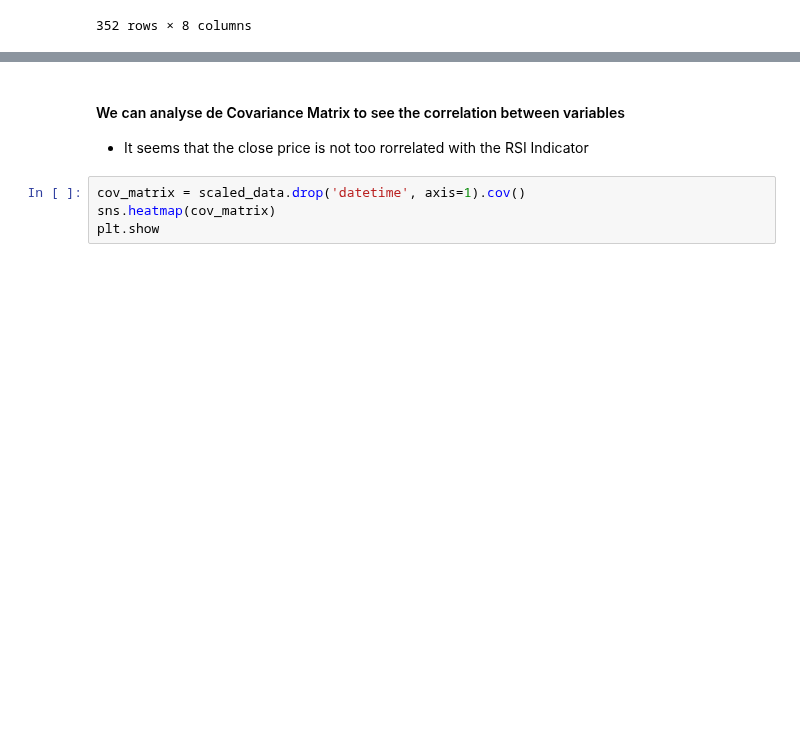
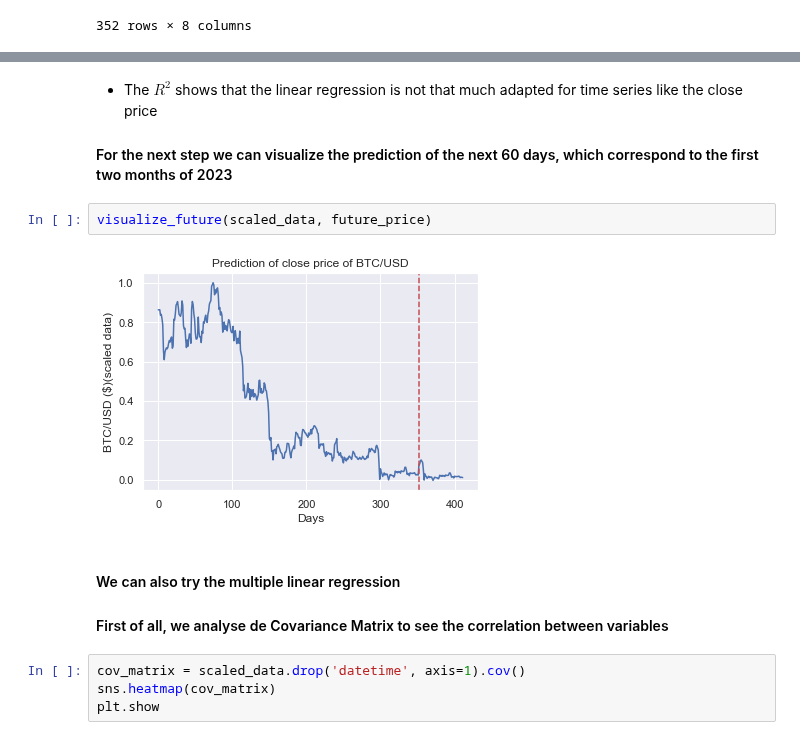
Before and after one commit to MohamedKeteb/Crypto_project, a Jupyter notebook: Bitcoin_pred.ipynb, the cells around one changed output, grey strips where cells are left out. Cells and saved outputs as stored; diff of their text form; blank space fills up the shorter version.

```diff
--- a/Bitcoin_pred.ipynb
+++ b/Bitcoin_pred.ipynb
@@ -132,6 +163,13 @@ scaled_data
+# %% [markdown]
+- The $R^{2}$ shows that the linear regression is not that much adapted for time series like the close price
+#### For the next step we can visualize the prediction of the next 60 days, which correspond to the first two months of 2023
+# %%
+visualize_future(scaled_data, future_price)
+# %% [output]
+[figure, added]
 # %% [markdown]
-#### We can analyse de Covariance Matrix to see the correlation between variables
-- It seems that the close price is not too rorrelated with the RSI Indicator
+#### We can also try the multiple linear regression
+#### First of all, we analyse de Covariance Matrix to see the correlation between variables
 # %%
 cov_matrix = scaled_data.drop('datetime', axis=1).cov()
 sns.heatmap(cov_matrix)
```
Also changed, not shown: parts of 35 cells of this notebook, 1 other file.
